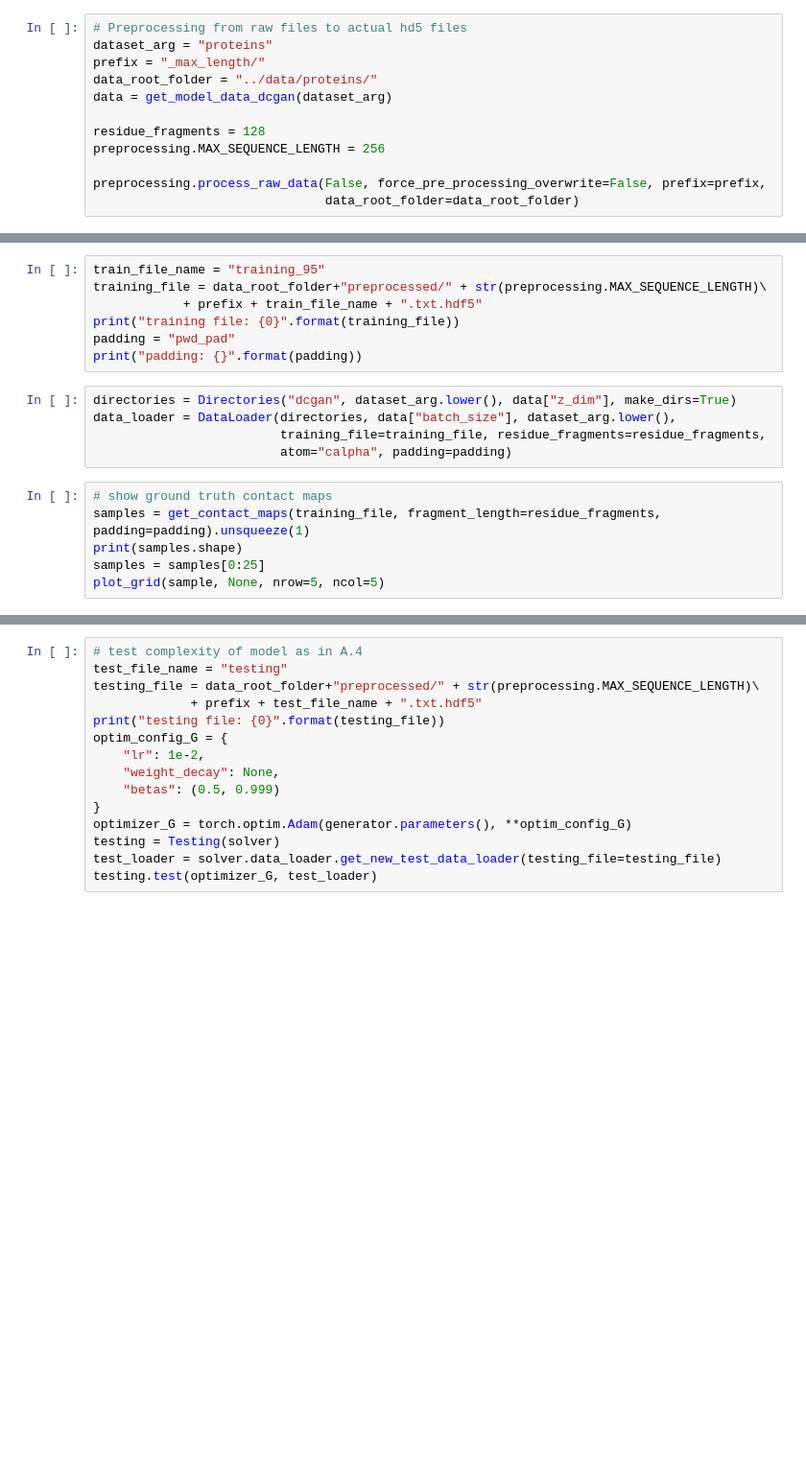
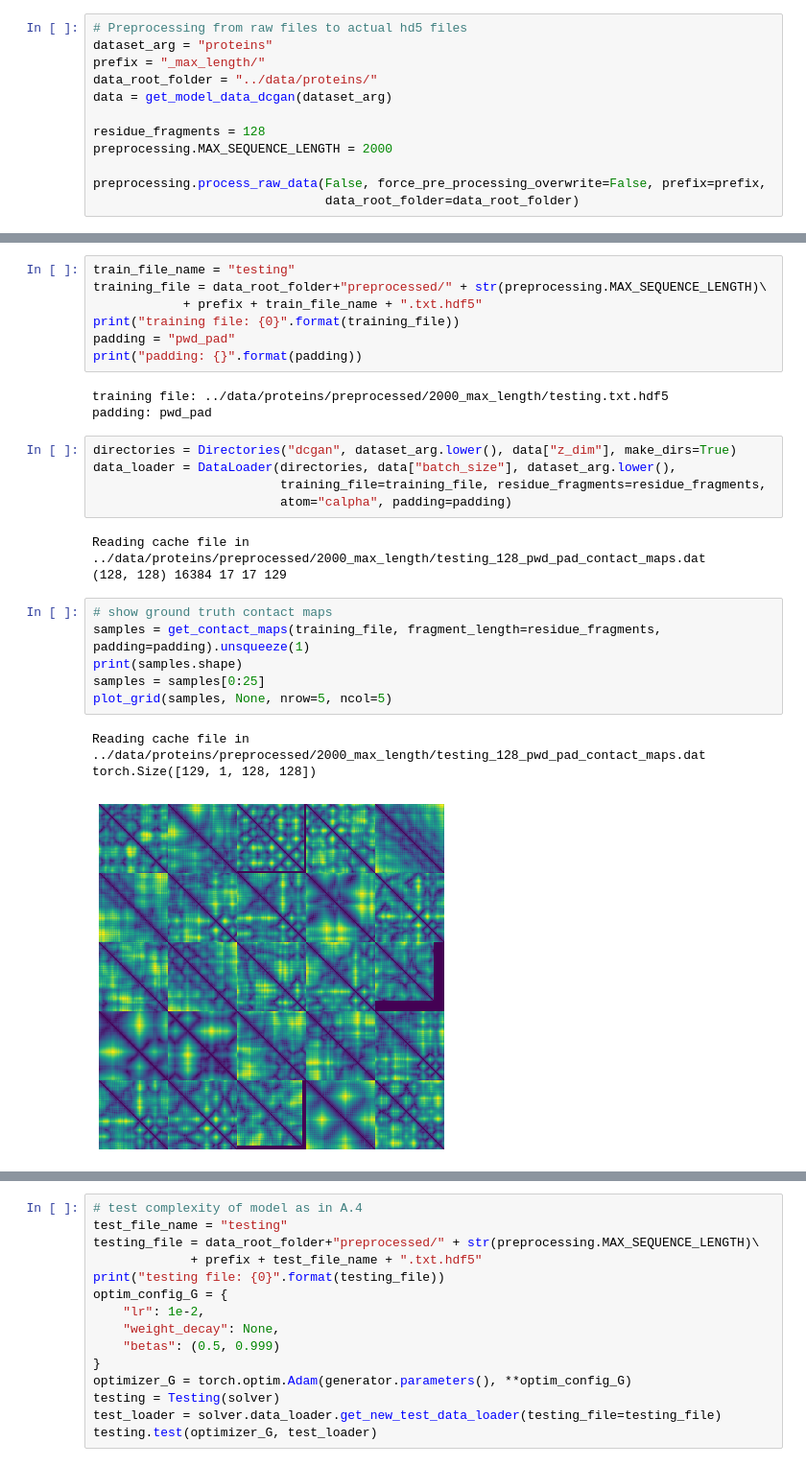
Before and after one commit to matthiasbrix/protein-folding-gans, a Jupyter notebook: src/2_dcgan.ipynb, the cells around one changed output, grey strips where cells are left out. Shown at 96% size. Saved outputs shown, nothing was run; the diff lists cells and outputs as text; blank space fills up the shorter version.

```diff
--- a/src/2_dcgan.ipynb
+++ b/src/2_dcgan.ipynb
@@ -47,7 +51,7 @@ data_root_folder = "../data/proteins/"
 data = get_model_data_dcgan(dataset_arg)
 
 residue_fragments = 128
-preprocessing.MAX_SEQUENCE_LENGTH = 256
+preprocessing.MAX_SEQUENCE_LENGTH = 2000
 
 preprocessing.process_raw_data(False, force_pre_processing_overwrite=False, prefix=prefix,
                                data_root_folder=data_root_folder)
@@ -54,21 +76,31 @@ preprocessing.process_raw_data(False, force_pre_processing_overwrite=False, pref
 # %%
-train_file_name = "training_95"
+train_file_name = "testing"
 training_file = data_root_folder+"preprocessed/" + str(preprocessing.MAX_SEQUENCE_LENGTH)\
             + prefix + train_file_name + ".txt.hdf5"
 print("training file: {0}".format(training_file))
 padding = "pwd_pad"
 print("padding: {}".format(padding))
+# %% [output]
+training file: ../data/proteins/preprocessed/2000_max_length/testing.txt.hdf5
+padding: pwd_pad
 # %%
 directories = Directories("dcgan", dataset_arg.lower(), data["z_dim"], make_dirs=True)
 data_loader = DataLoader(directories, data["batch_size"], dataset_arg.lower(),
                          training_file=training_file, residue_fragments=residue_fragments,
                          atom="calpha", padding=padding)
+# %% [output]
+Reading cache file in ../data/proteins/preprocessed/2000_max_length/testing_128_pwd_pad_contact_maps.dat
+(128, 128) 16384 17 17 129
 # %%
 # show ground truth contact maps
 samples = get_contact_maps(training_file, fragment_length=residue_fragments, padding=padding).unsqueeze(1)
 print(samples.shape)
 samples = samples[0:25]
-plot_grid(sample, None, nrow=5, ncol=5)
+plot_grid(samples, None, nrow=5, ncol=5)
+# %% [output]
+Reading cache file in ../data/proteins/preprocessed/2000_max_length/testing_128_pwd_pad_contact_maps.dat
+torch.Size([129, 1, 128, 128])
+[figure, added]
 # %%
 # train model
 dcgan = Dcgan(data_loader.input_dim, data["z_dim"])
```
Also changed, not shown: parts of 4 cells of this notebook, 2 other files.
